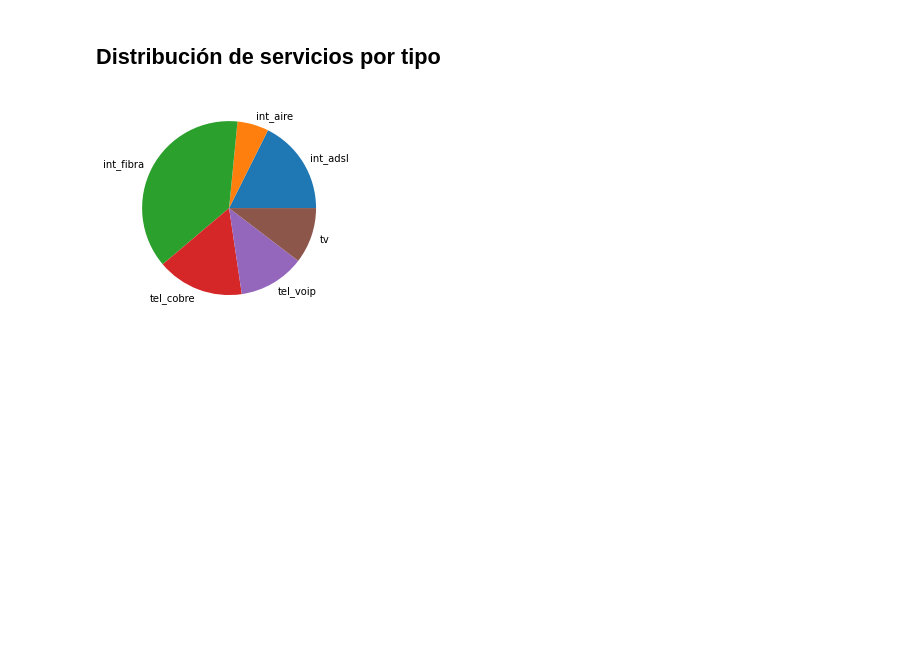
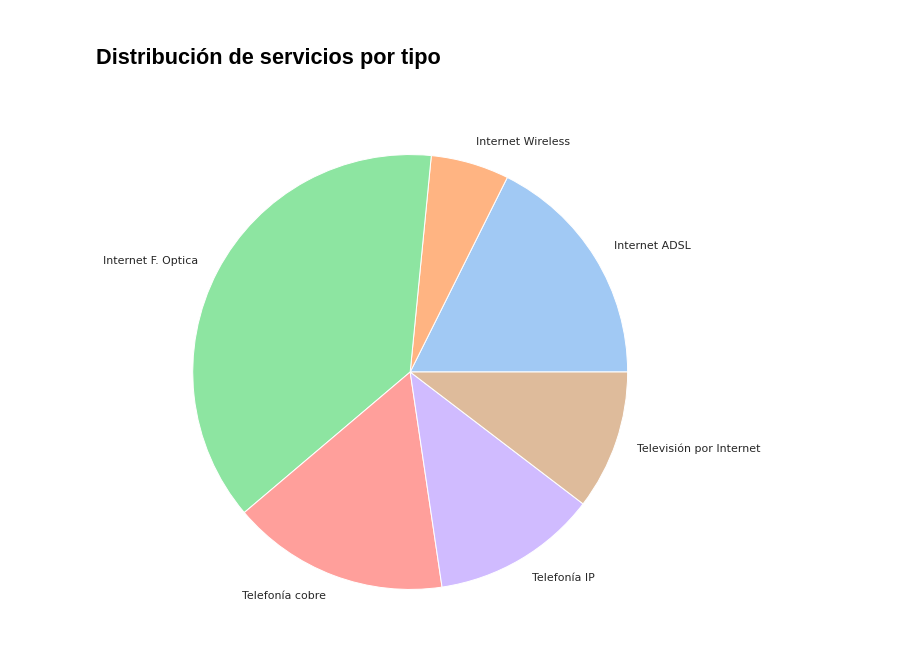
Before and after one commit to fmorosini/data-science-coderhouse, a Jupyter notebook: Dataset-Morosini-Francisco.ipynb, the cells around one changed output. Saved outputs shown, nothing was run; the diff lists cells and outputs as text; code cells hidden in the pictures; blank space fills up the shorter version.

```diff
--- a/Dataset-Morosini-Francisco.ipynb
+++ b/Dataset-Morosini-Francisco.ipynb
@@ -25,0 +51,2 @@ clientes_saldos = pd.read_excel("clientes.xlsx",sheet_name='saldos')
+# %%
+clientes_socios['socio'] = clientes_socios['socio'].astype('category')
@@ -280,3 +319,5 @@ clientes
 | 17192 | 5941 | NaN | NaN | NaN | 0 | 0 | 0 | 0 | 2 | ... |
 | 17193 | 30612 | NaN | NaN | NaN | 0 | 0 | 0 | 1 | 0 | ... |
 17194 rows × 13 columns
+# %%
+clientes = clientes.merge(clientes_socios,on='numeroCliente',how='inner')
@@ -357,0 +409,4 @@ _ = sns.lineplot(x="fecha_cierre", y="total_facturado",
+# %%
+sns.set_theme(style="whitegrid", palette="pastel",rc={'figure.figsize':(15,10)})
+_ = sns.lineplot(x="Fecha cierre", y="Total facturado M$",
+             data=resumen_facturacion)
@@ -360,11 +417,12 @@ _ = sns.lineplot(x="fecha_cierre", y="total_facturado",
 # %%
 resumen_servicios = clientes_final[ ['int_adsl','int_aire','int_fibra','tel_cobre','tel_voip','tv'] ].sum()
 resumen_servicios = pd.DataFrame(columns=['cantidad'],data=resumen_servicios)
+resumen_servicios.rename(index={'int_adsl': 'Internet ADSL','int_aire':'Internet Wireless','int_fibra':'Internet F. Optica','tel_cobre':'Telefonía cobre','tel_voip':'Telefonía IP','tv':'Televisión por Internet'},inplace=True)
 # %%
 labels = resumen_servicios.index
 cantidades = resumen_servicios['cantidad']
 
-fig, ax = plt.subplots()
+fig, ax = plt.subplots(figsize=(15,10))
 _ = ax.pie(cantidades, labels=labels)
 # %% [output]
-[figure, old version]
+[figure, new version]
```
Also changed, not shown: parts of 20 cells of this notebook.
